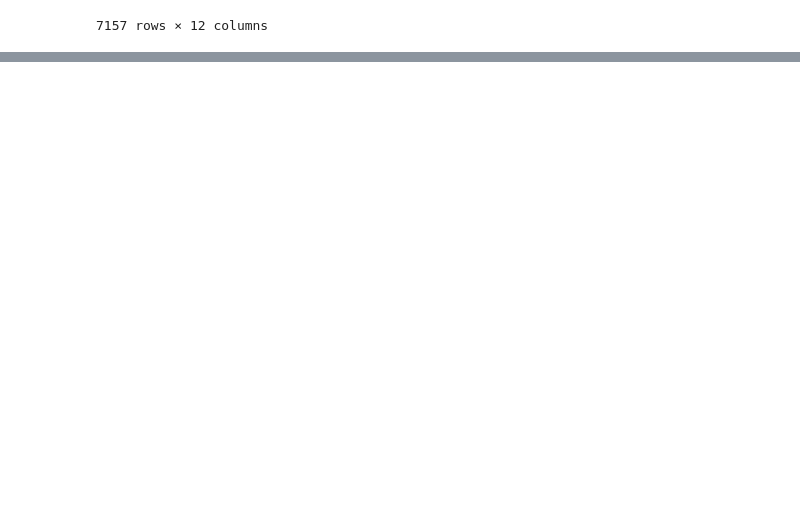
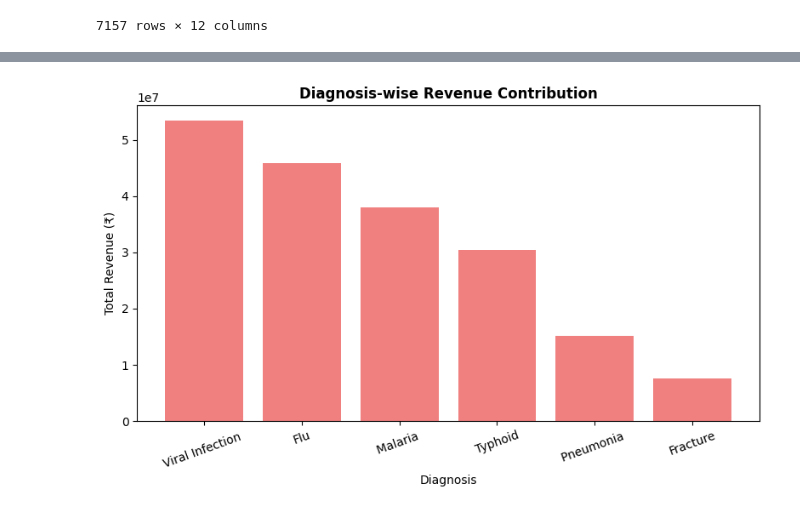
Before and after one commit to sanjusarvashni0/Healthcare_Data_Insights_Project, a Jupyter notebook: src/sql_analysis.ipynb, the cells around one changed output, grey strips where cells are left out. Cells and saved outputs as stored; diff of their text form; code cells hidden in the pictures; blank space fills up the shorter version.

```diff
--- a/src/sql_analysis.ipynb
+++ b/src/sql_analysis.ipynb
@@ -42,0 +240,15 @@ SQL QUERIES
+# %%
+query6 = """
+
+SELECT
+    Diagnosis,
+    COUNT(Patient_ID) AS Patient_Count,
+    SUM(`Billing Amount`) AS Total_Revenue,
+    ROUND(AVG(`Billing Amount`), 2) AS Avg_Revenue_Per_Patient
+FROM patients_data
+GROUP BY Diagnosis
+ORDER BY Total_Revenue DESC;
+"""
+
+df6 = pd.read_sql(query6, con=engine)
+df6
@@ -42,0 +263,11 @@ SQL QUERIES
+# %%
+plt.figure(figsize=(8,5))
+plt.bar(df6['Diagnosis'], df6['Total_Revenue'], color='lightcoral')
+plt.title('Diagnosis-wise Revenue Contribution', fontsize=12, fontweight='bold')
+plt.xlabel('Diagnosis')
+plt.ylabel('Total Revenue (₹)')
+plt.xticks(rotation=20)
+plt.tight_layout()
+plt.show()
+# %% [output]
+[figure, added]
```
Also changed, not shown: parts of 59 cells of this notebook, 1 other file.
